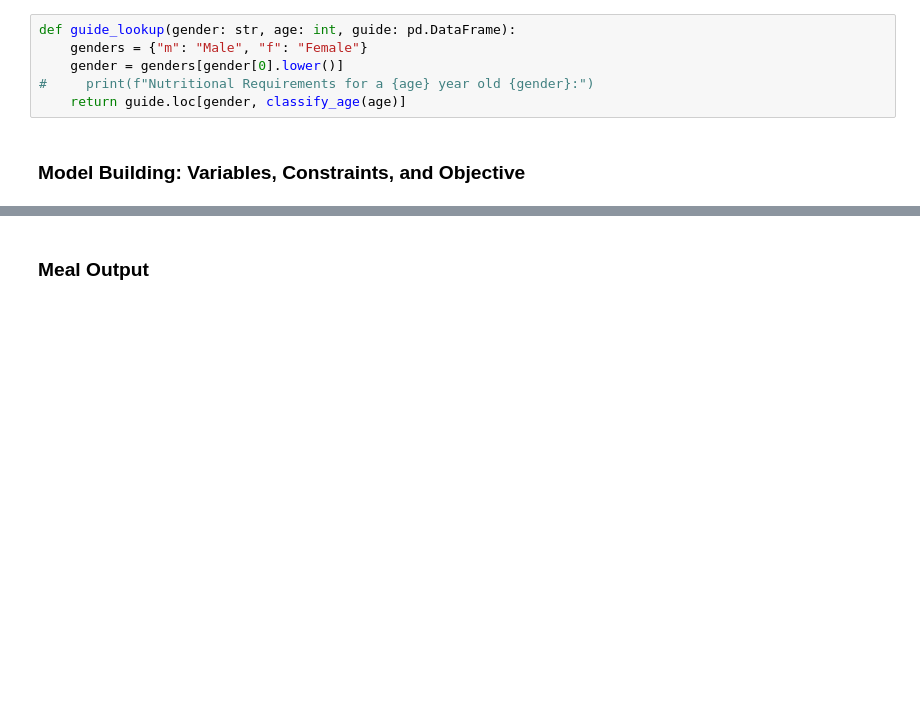
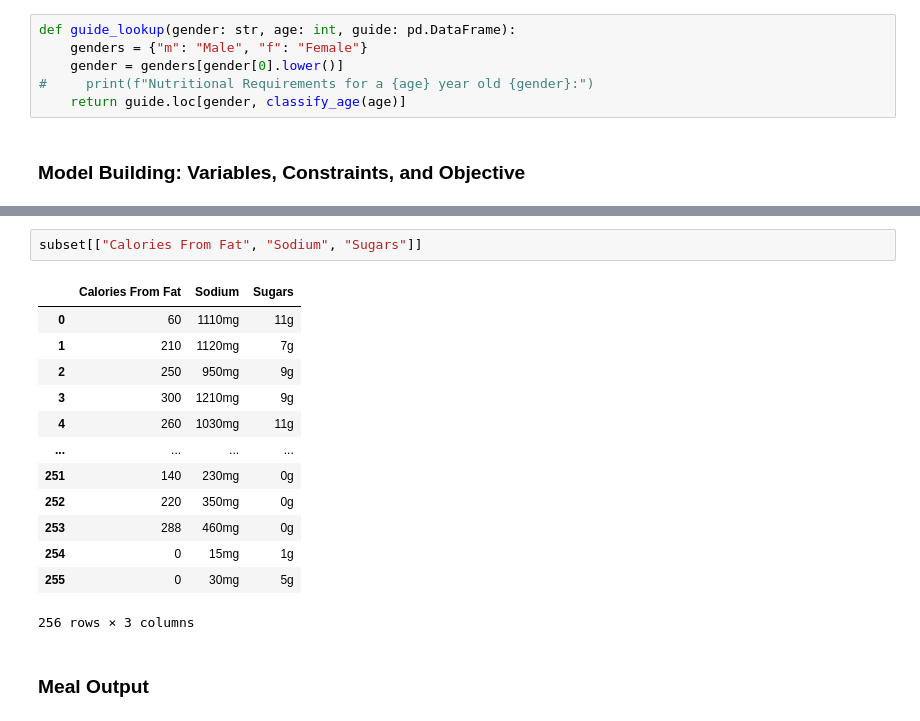
Before and after one commit to zach-hunt/NutritionResearch, a Jupyter notebook: NutritionModelling.ipynb, the cells around one changed output, grey strips where cells are left out. Drawn from its saved outputs; the diff is of its cells as text; blank space fills up the shorter version.

```diff
--- a/NutritionModelling.ipynb
+++ b/NutritionModelling.ipynb
@@ -127,6 +130,22 @@ def create_model(subset: pd.DataFrame, filters: dict, less_thans: list, guide: p
     overage_cost = [f_rel[fact] * costs[fact] if fact in costs else f_rel[fact] for fact in filters]
     m.setObjective(sum((x * extract(subset, r, objective, maximize=True) for r, x in enumerate(xis))) + sum(overage_cost) * 2)
     return m
+# %%
+subset[["Calories From Fat", "Sodium", "Sugars"]]
+# %% [output]
+|  | Calories From Fat | Sodium | Sugars |
+| 0 | 60 | 1110mg | 11g |
+| 1 | 210 | 1120mg | 7g |
+| 2 | 250 | 950mg | 9g |
+| 3 | 300 | 1210mg | 9g |
+| 4 | 260 | 1030mg | 11g |
+| ... | ... | ... | ... |
+| 251 | 140 | 230mg | 0g |
+| 252 | 220 | 350mg | 0g |
+| 253 | 288 | 460mg | 0g |
+| 254 | 0 | 15mg | 1g |
+| 255 | 0 | 30mg | 5g |
+256 rows × 3 columns
 # %% [markdown]
 ### Meal Output
 # %%
```
Also changed, not shown: parts of 9 cells of this notebook, 1 other file.
